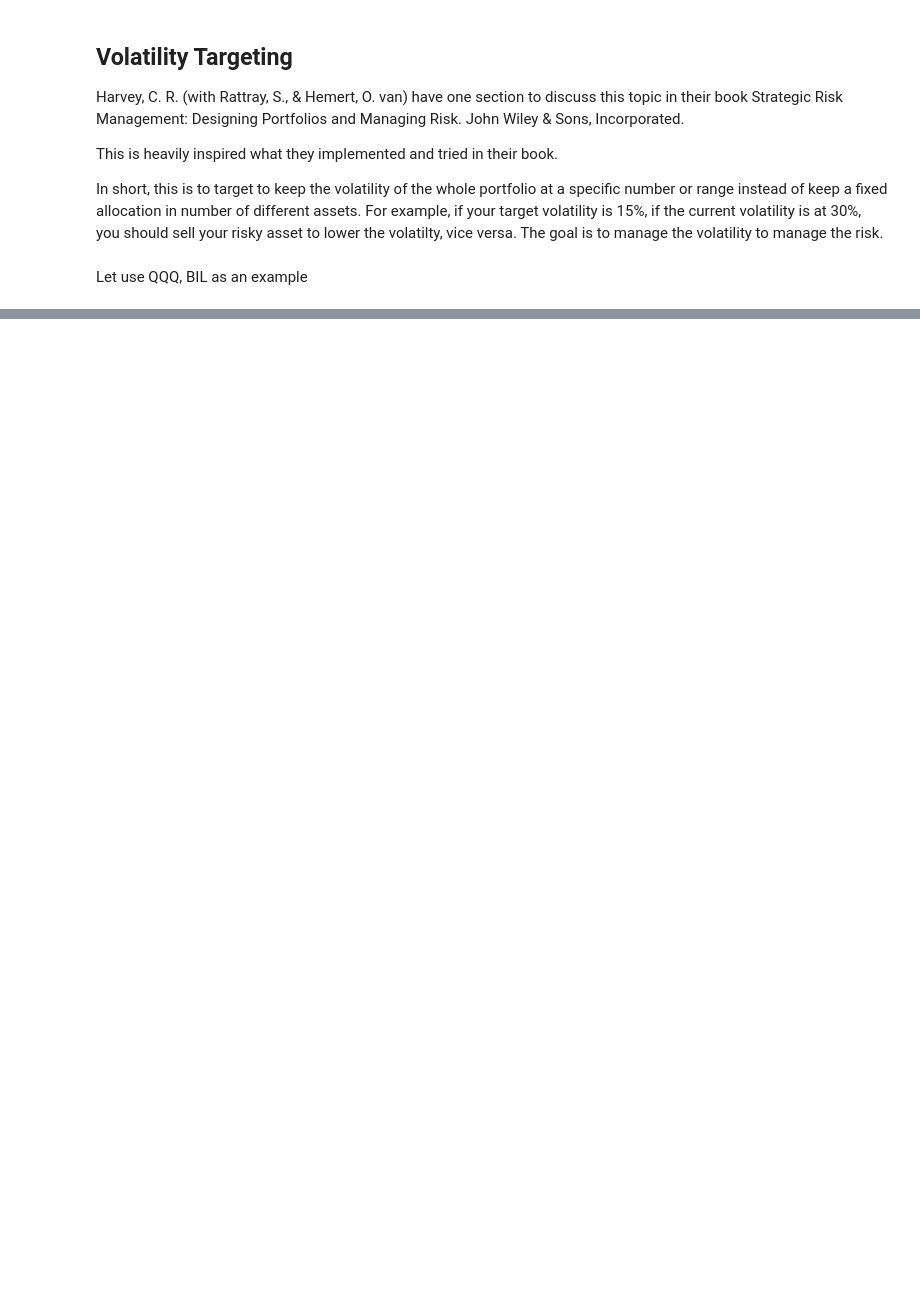
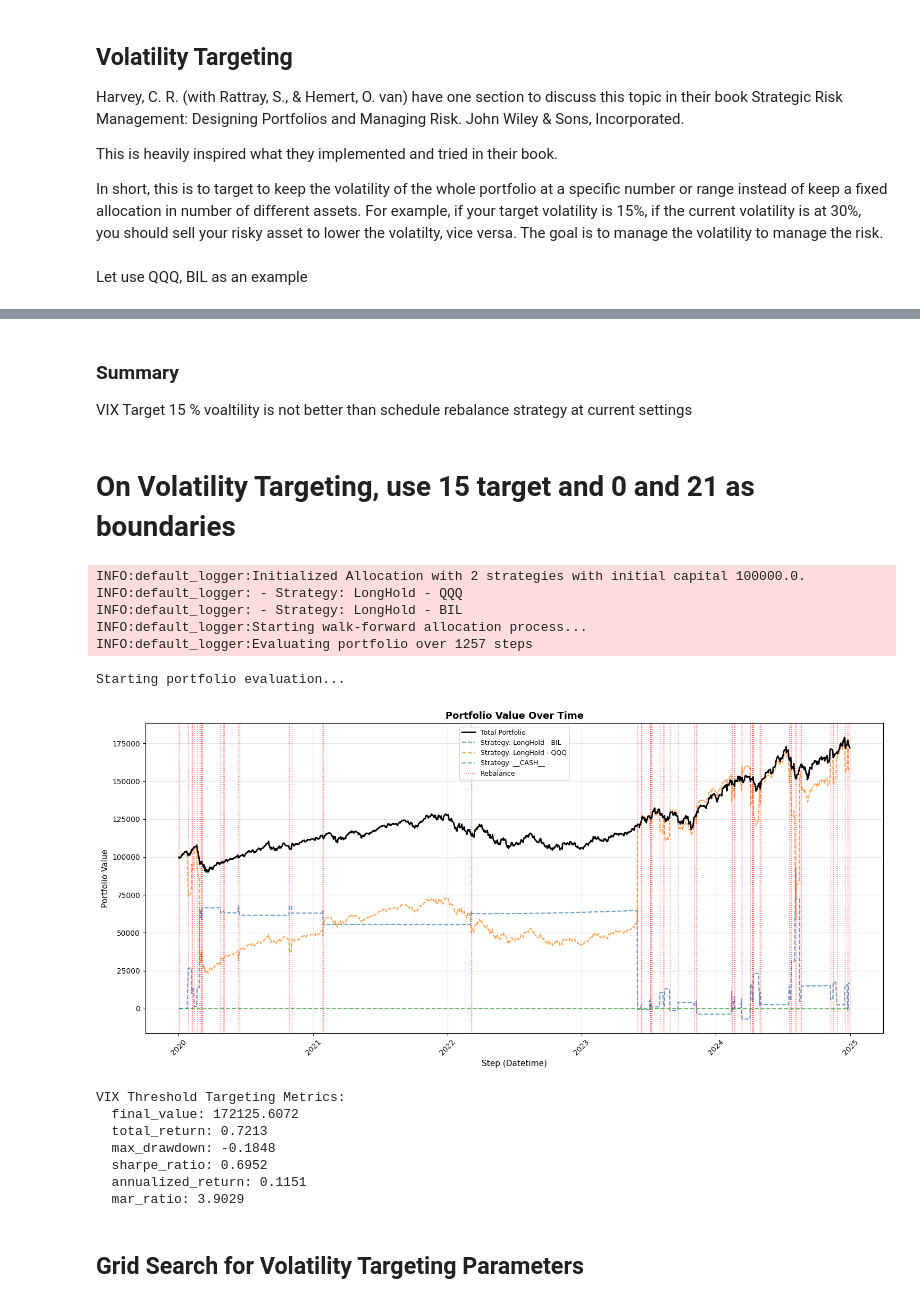
Before and after one commit to TradeInsight-Info/TiPortfolio, a Jupyter notebook: research/volatility_targeting_allocation.ipynb, the cells around one changed output, grey strips where cells are left out. Drawn from its saved outputs; the diff is of its cells as text; code cells hidden in the pictures; blank space fills up the shorter version.

```diff
--- a/research/volatility_targeting_allocation.ipynb
+++ b/research/volatility_targeting_allocation.ipynb
@@ -228,2 +190,50 @@ mar_ratio            | 3.7907          | 3.5549
+# %% [markdown]
+### Summary
+
+VIX Target 15 % voaltility is not better than schedule rebalance strategy at current settings
+# %% [markdown]
+# On Volatility Targeting, use 15 target and 0 and 21 as boundaries
+# %%
+
+
+
+
+# 1. VIX Threshold-based Targeting Allocation
+# We use QQQ and BIL as strategies.
+# When rebalancing, risky assets scale by target_vol/VIX, remainder goes to safe assets.
+vix_targeting = VixTargetingAllocation(
+    config=config,
+    strategies=[qqq_strategy, bil_strategy],
+    vix_data=vix_series,
+    base_weights={"LongHold - QQQ": 0.9, "LongHold - BIL": 0.1},
+    risky_assets=["LongHold - QQQ"],
+    target_vol=15.0,
+    vix_boundaries=(0, 21),
+    max_leverage=1.0
+)
+
+vix_targeting.walk_forward()
+vix_targeting.evaluate()
+metrics_vix = vix_targeting.get_performance_metrics(plot=True, fig_size=(15, 7))
+print("VIX Threshold Targeting Metrics:")
+for k, v in metrics_vix.items():
+    print(f"  {k}: {v:.4f}")
+# %% [output]
+INFO:default_logger:Initialized Allocation with 2 strategies with initial capital 100000.0.
+INFO:default_logger: - Strategy: LongHold - QQQ
+INFO:default_logger: - Strategy: LongHold - BIL
+INFO:default_logger:Starting walk-forward allocation process...
+INFO:default_logger:Evaluating portfolio over 1257 steps
+Starting portfolio evaluation...
+[figure, added]
+VIX Threshold Targeting Metrics:
+  final_value: 172125.6072
+  total_return: 0.7213
+  max_drawdown: -0.1848
+  sharpe_ratio: 0.6952
+  annualized_return: 0.1151
+  mar_ratio: 3.9029
+# %% [markdown]
+## Grid Search for Volatility Targeting Parameters
 # %%
 # Analysis of rebalance events
```
Also changed, not shown: parts of 9 cells of this notebook, 1 other file.
